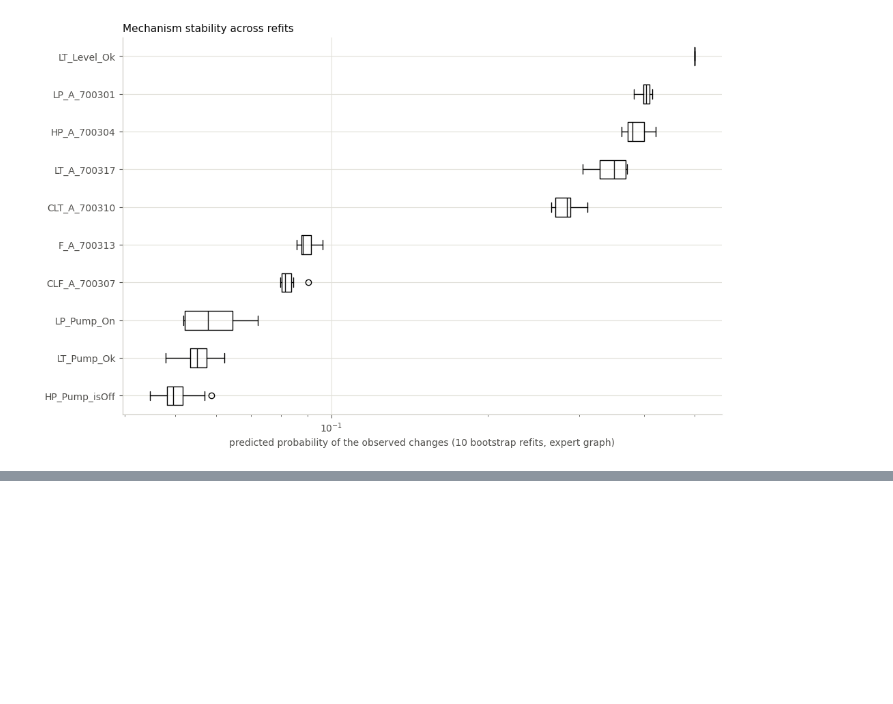
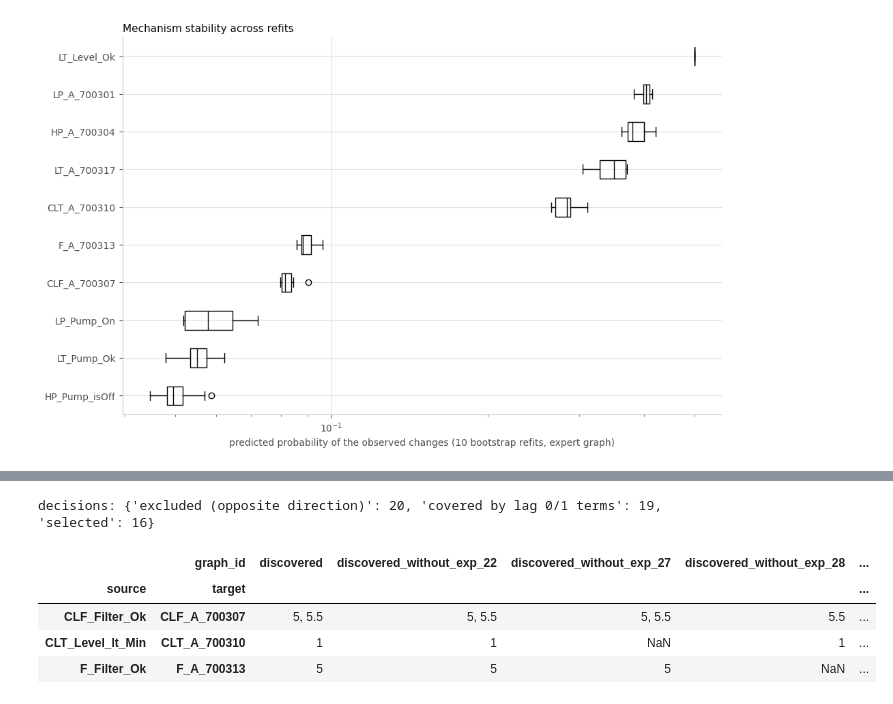
Before and after one commit to shweta-dataverse/causalAI-failure-prevention, a Jupyter notebook: notebooks/05_SCM_Fitting.ipynb, the cells around one changed output, grey strips where cells are left out. Saved outputs shown, nothing was run; the diff lists cells and outputs as text; code cells hidden in the pictures; blank space fills up the shorter version.

```diff
--- a/notebooks/05_SCM_Fitting.ipynb
+++ b/notebooks/05_SCM_Fitting.ipynb
@@ -397,0 +422,29 @@ plt.show()
+# %%
+# lags per scm graph, from the saved discovery output (no new discovery run)
+config = json.loads((data.RESULTS_DIR / 'models' / f'03_{SUBSYSTEM}_discovery_config.json').read_text())
+assert config['primary']['apply_fdr_to_graph']
+links = pd.read_csv(tables / f'03_{SUBSYSTEM}_links.csv')
+relations = cd.regime_relations(links[links.significant])
+variables_by_regime = config['variables_by_regime']
+threshold = config['primary']['support_threshold']
+lag_sets, lag_logs = {}, []
+for gid, dag in discovered_dag.items():
+    exclude = [] if gid == 'discovered' else [gid.removeprefix('discovered_without_')]
+    # the rebuilt static graph must be exactly the saved one
+    rebuilt = cd.static_edges(cd.aggregate_relations(relations, variables_by_regime, NODES, threshold, exclude=exclude))
+    assert cd.edge_key(rebuilt) == cd.edge_key(edges[edges.graph_id == gid]), gid
+    lag_sets[gid], log = cd.edge_lags(relations, variables_by_regime, dag, exclude=exclude, threshold=threshold)
+    lag_logs.append(log.assign(graph_id=gid))
+lag_log = pd.concat(lag_logs, ignore_index=True)
+ev.save_table(lag_log, f'05_{SUBSYSTEM}_lag_selection')
+selected = lag_log[lag_log.decision == 'selected']
+print('decisions:', lag_log.decision.value_counts().to_dict())
+selected.assign(lag_s=selected.lag * INTERVAL).pivot_table(index=['source', 'target'], columns='graph_id', values='lag_s',
+                                                           aggfunc=lambda s: ', '.join(f'{x:g}' for x in sorted(s)))
+# %% [output]
+decisions: {'excluded (opposite direction)': 20, 'covered by lag 0/1 terms': 19, 'selected': 16}
+|  | graph_id | discovered | discovered_without_exp_22 | discovered_without_exp_27 | discovered_without_exp_28 | ... |
+| source | target |  |  |  |  | ... |
+| CLF_Filter_Ok | CLF_A_700307 | 5, 5.5 | 5, 5.5 | 5, 5.5 | 5.5 | ... |
+| CLT_Level_lt_Min | CLT_A_700310 | 1 | 1 | NaN | 1 | ... |
+| F_Filter_Ok | F_A_700313 | 5 | 5 | 5 | NaN | ... |
```
Also changed, not shown: parts of 5 cells of this notebook, 47 other files.
